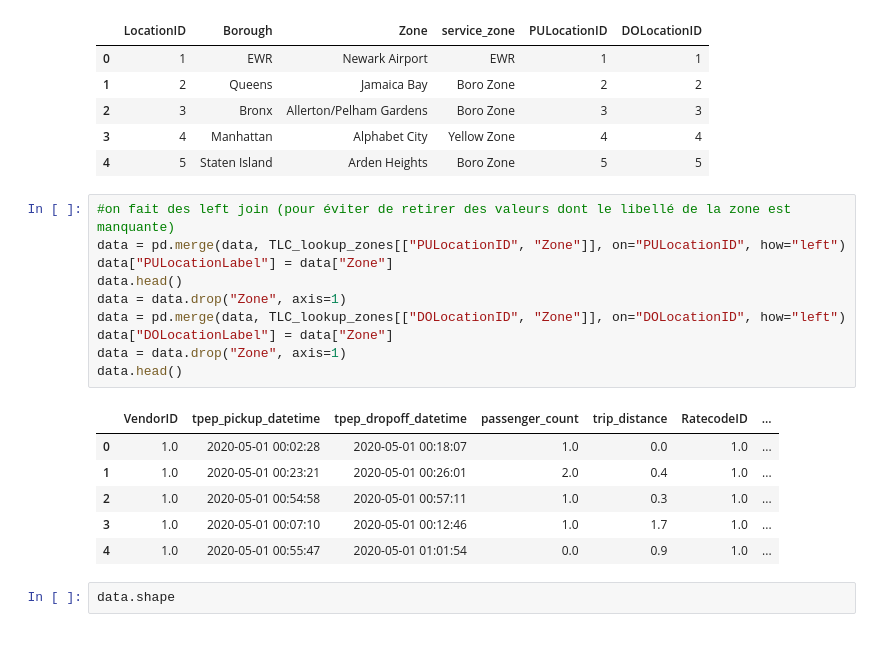
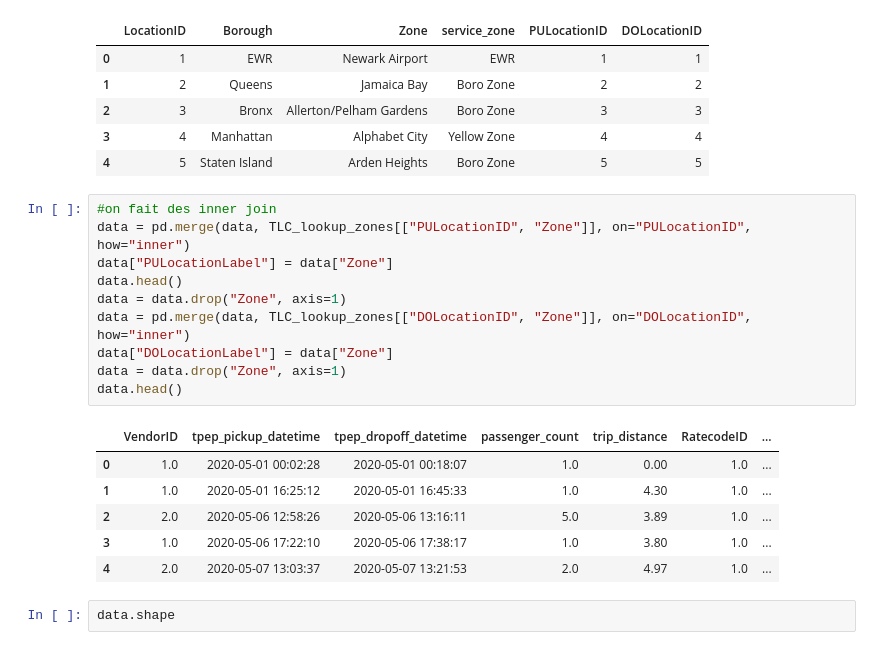
Before and after one commit to cmnemoi/NYCTaxiFareLPSID, a Jupyter notebook: src/data_cleaning.ipynb, the cells around one changed output. Saved outputs shown, nothing was run; the diff lists cells and outputs as text.

```diff
--- a/src/data_cleaning.ipynb
+++ b/src/data_cleaning.ipynb
@@ -69,22 +59,22 @@ TLC_lookup_zones.head()
 | 3 | 4 | Manhattan | Alphabet City | Yellow Zone | 4 | 4 |
 | 4 | 5 | Staten Island | Arden Heights | Boro Zone | 5 | 5 |
 # %%
-#on fait des left join (pour éviter de retirer des valeurs dont le libellé de la zone est manquante)
-data = pd.merge(data, TLC_lookup_zones[["PULocationID", "Zone"]], on="PULocationID", how="left")
+#on fait des inner join
+data = pd.merge(data, TLC_lookup_zones[["PULocationID", "Zone"]], on="PULocationID", how="inner")
 data["PULocationLabel"] = data["Zone"]
 data.head()
 data = data.drop("Zone", axis=1)
-data = pd.merge(data, TLC_lookup_zones[["DOLocationID", "Zone"]], on="DOLocationID", how="left")
+data = pd.merge(data, TLC_lookup_zones[["DOLocationID", "Zone"]], on="DOLocationID", how="inner")
 data["DOLocationLabel"] = data["Zone"]
 data = data.drop("Zone", axis=1)
 data.head()
 # %% [output]
 |  | VendorID | tpep_pickup_datetime | tpep_dropoff_datetime | passenger_count | trip_distance | RatecodeID | ... |
-| 0 | 1.0 | 2020-05-01 00:02:28 | 2020-05-01 00:18:07 | 1.0 | 0.0 | 1.0 | ... |
-| 1 | 1.0 | 2020-05-01 00:23:21 | 2020-05-01 00:26:01 | 2.0 | 0.4 | 1.0 | ... |
-| 2 | 1.0 | 2020-05-01 00:54:58 | 2020-05-01 00:57:11 | 1.0 | 0.3 | 1.0 | ... |
-| 3 | 1.0 | 2020-05-01 00:07:10 | 2020-05-01 00:12:46 | 1.0 | 1.7 | 1.0 | ... |
-| 4 | 1.0 | 2020-05-01 00:55:47 | 2020-05-01 01:01:54 | 0.0 | 0.9 | 1.0 | ... |
+| 0 | 1.0 | 2020-05-01 00:02:28 | 2020-05-01 00:18:07 | 1.0 | 0.00 | 1.0 | ... |
+| 1 | 1.0 | 2020-05-01 16:25:12 | 2020-05-01 16:45:33 | 1.0 | 4.30 | 1.0 | ... |
+| 2 | 2.0 | 2020-05-06 12:58:26 | 2020-05-06 13:16:11 | 5.0 | 3.89 | 1.0 | ... |
+| 3 | 1.0 | 2020-05-06 17:22:10 | 2020-05-06 17:38:17 | 1.0 | 3.80 | 1.0 | ... |
+| 4 | 2.0 | 2020-05-07 13:03:37 | 2020-05-07 13:21:53 | 2.0 | 4.97 | 1.0 | ... |
 # %%
 data.shape
 # %% [output]
```
Also changed, not shown: parts of 13 cells of this notebook.
